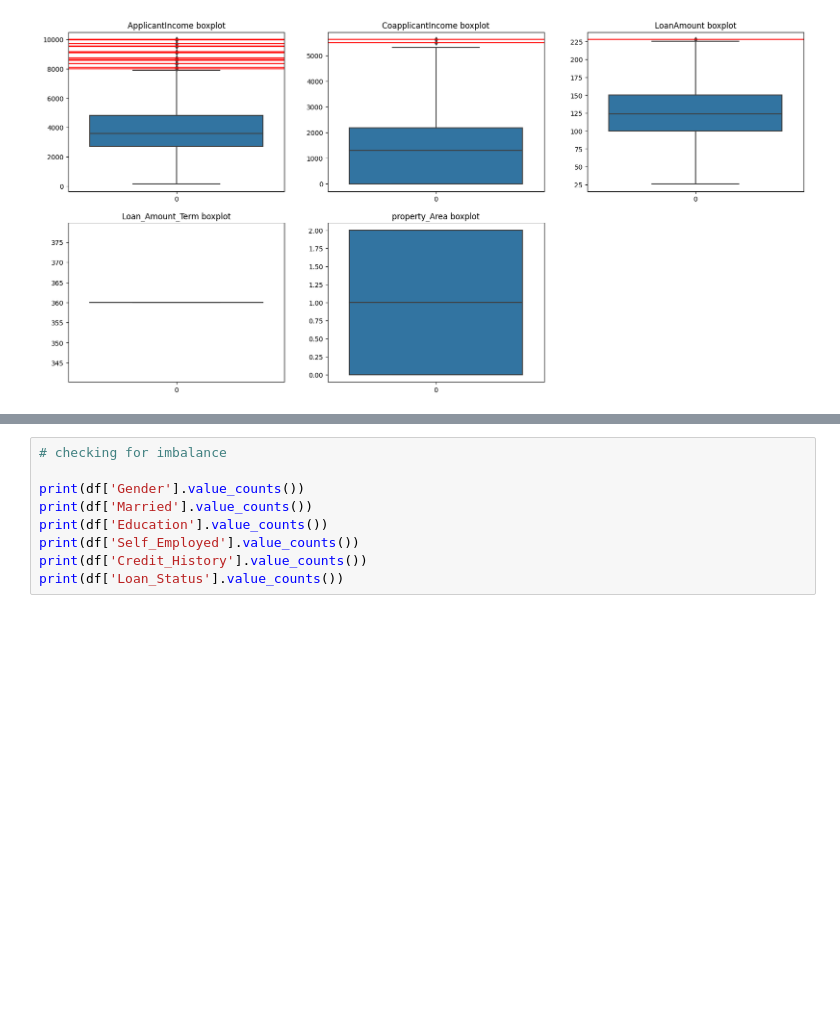
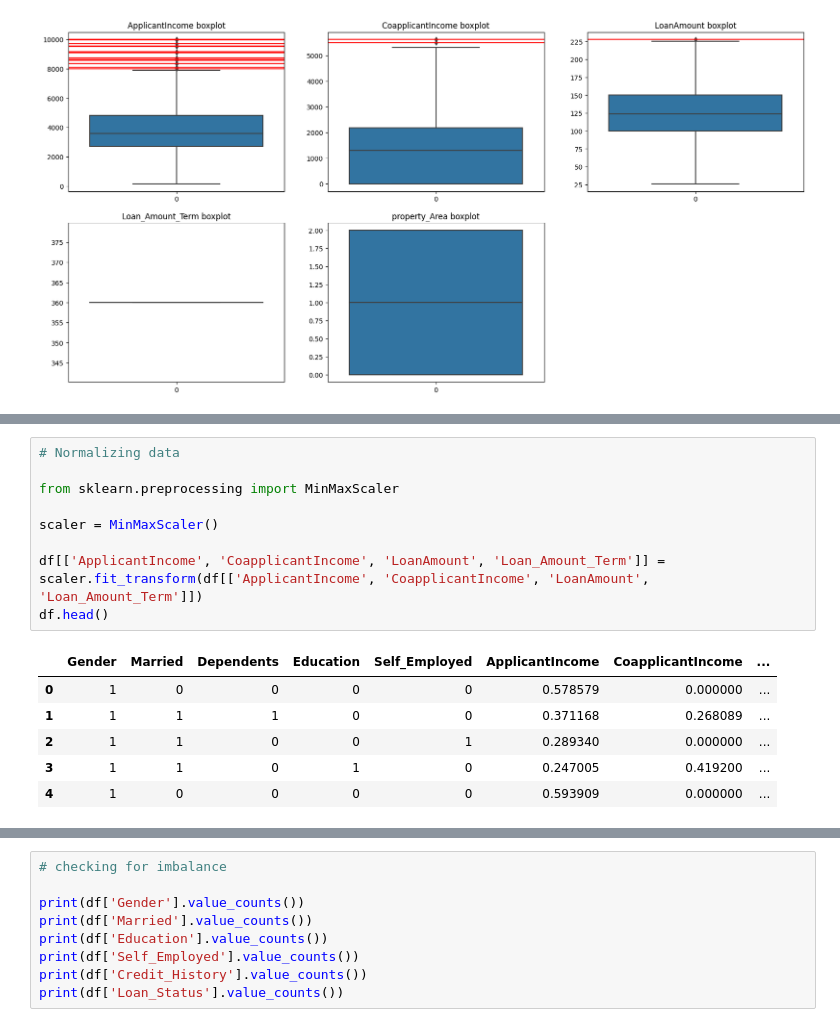
Before and after one commit to j33l/loan_eligibility_prediction, a Jupyter notebook: 1_preprocessing.ipynb, the cells around one changed output, grey strips where cells are left out. Saved outputs shown, nothing was run; the diff lists cells and outputs as text; blank space fills up the shorter version.

```diff
--- a/1_preprocessing.ipynb
+++ b/1_preprocessing.ipynb
@@ -239,6 +239,22 @@ df.describe()
 | 50% | 1.000000 | 1.000000 | 0.000000 | 0.000000 | 0.000000 | 3599.000000 | 1293.500000 | ... |
 | 75% | 1.000000 | 1.000000 | 1.000000 | 0.000000 | 0.000000 | 4821.000000 | 2183.000000 | ... |
 | max | 1.000000 | 1.000000 | 3.000000 | 1.000000 | 1.000000 | 10000.000000 | 5625.000000 | ... |
+# %%
+# Normalizing data
+
+from sklearn.preprocessing import MinMaxScaler
+
+scaler = MinMaxScaler()
+
+df[['ApplicantIncome', 'CoapplicantIncome', 'LoanAmount', 'Loan_Amount_Term']] = scaler.fit_transform(df[['ApplicantIncome', 'CoapplicantIncome', 'LoanAmount', 'Loan_Amount_Term']])
+df.head()
+# %% [output]
+|  | Gender | Married | Dependents | Education | Self_Employed | ApplicantIncome | CoapplicantIncome | ... |
+| 0 | 1 | 0 | 0 | 0 | 0 | 0.578579 | 0.000000 | ... |
+| 1 | 1 | 1 | 1 | 0 | 0 | 0.371168 | 0.268089 | ... |
+| 2 | 1 | 1 | 0 | 0 | 1 | 0.289340 | 0.000000 | ... |
+| 3 | 1 | 1 | 0 | 1 | 0 | 0.247005 | 0.419200 | ... |
+| 4 | 1 | 0 | 0 | 0 | 0 | 0.593909 | 0.000000 | ... |
 # %%
 # plotting data for better understanding, visualizing data
 
```
Also changed, not shown: parts of 2 cells of this notebook, 18 other files.
